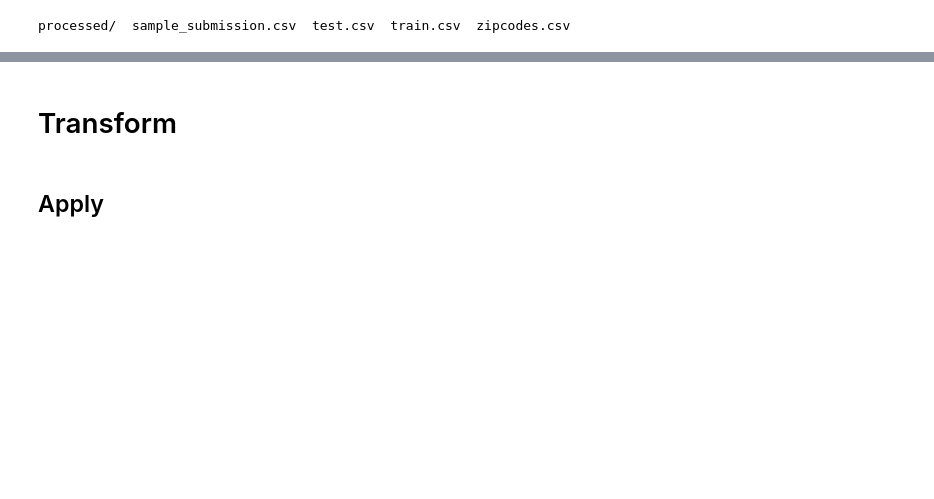
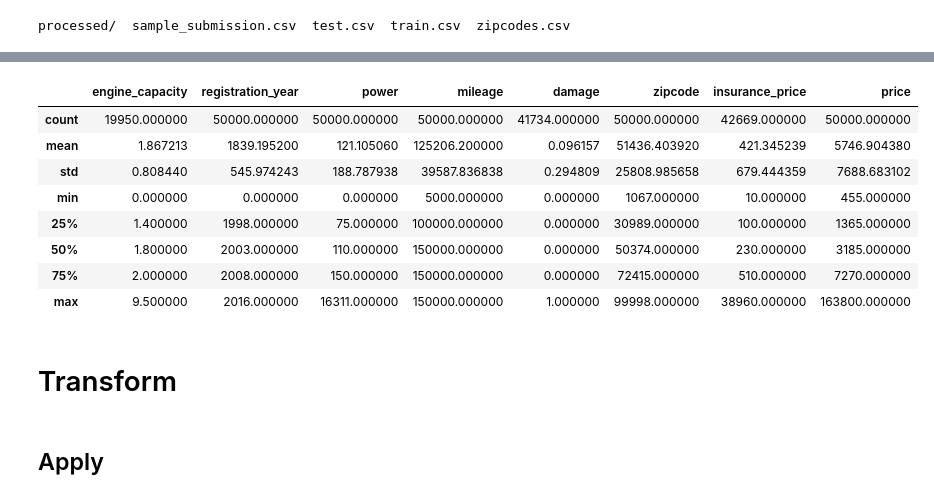
Before and after one commit to StepanTita/cars_from_auction, a Jupyter notebook: prepare/transform_data1.ipynb, the cells around one changed output, grey strips where cells are left out. Drawn from its saved outputs; the diff is of its cells as text; code cells hidden in the pictures; blank space fills up the shorter version.

```diff
--- a/prepare/transform_data1.ipynb
+++ b/prepare/transform_data1.ipynb
@@ -40,3 +40,15 @@ data
+# %%
+data.describe()
+# %% [output]
+|  | engine_capacity | registration_year | power | mileage | damage | zipcode | insurance_price | price |
+| count | 19950.000000 | 50000.000000 | 50000.000000 | 50000.000000 | 41734.000000 | 50000.000000 | 42669.000000 | 50000.000000 |
+| mean | 1.867213 | 1839.195200 | 121.105060 | 125206.200000 | 0.096157 | 51436.403920 | 421.345239 | 5746.904380 |
+| std | 0.808440 | 545.974243 | 188.787938 | 39587.836838 | 0.294809 | 25808.985658 | 679.444359 | 7688.683102 |
+| min | 0.000000 | 0.000000 | 0.000000 | 5000.000000 | 0.000000 | 1067.000000 | 10.000000 | 455.000000 |
+| 25% | 1.400000 | 1998.000000 | 75.000000 | 100000.000000 | 0.000000 | 30989.000000 | 100.000000 | 1365.000000 |
+| 50% | 1.800000 | 2003.000000 | 110.000000 | 150000.000000 | 0.000000 | 50374.000000 | 230.000000 | 3185.000000 |
+| 75% | 2.000000 | 2008.000000 | 150.000000 | 150000.000000 | 0.000000 | 72415.000000 | 510.000000 | 7270.000000 |
+| max | 9.500000 | 2016.000000 | 16311.000000 | 150000.000000 | 1.000000 | 99998.000000 | 38960.000000 | 163800.000000 |
 # %% [markdown]
 # Transform
 # %%
```
Also changed, not shown: parts of 7 cells of this notebook, 47 other files.
